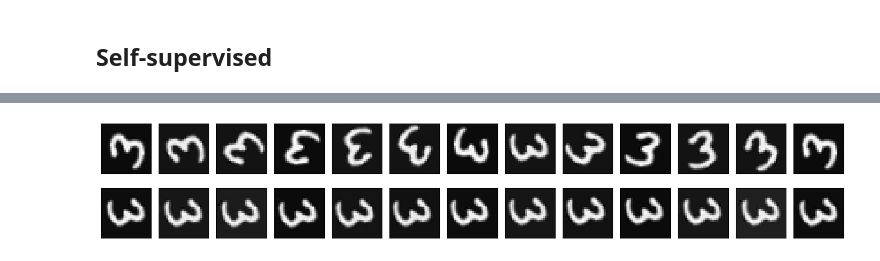
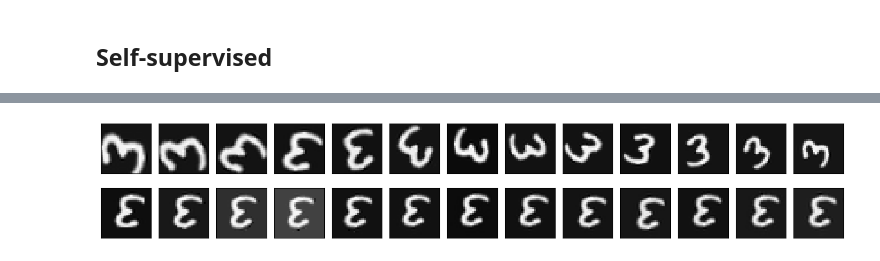
Before and after one commit to cambridge-mlg/sgm, a Jupyter notebook: notebooks/simplfied.ipynb, the cells around one changed output, grey strips where cells are left out. Drawn from its saved outputs; the diff is of its cells as text; code cells hidden in the pictures.

```diff
--- a/notebooks/simplfied.ipynb
+++ b/notebooks/simplfied.ipynb
@@ -77,7 +71,7 @@ train_data_rng, val_data_rng, init_rng, state_rng = random.split(rng, 4)
 ANGLE = 180
 
 dataset_config = config_dict.ConfigDict()
-dataset_config.batch_size = 256
+dataset_config.batch_size = 512
 dataset_config.dataset = "MNIST"
 dataset_config.shuffle_buffer_size = 50_000
 dataset_config.repeat_after_batching = True  # NOTE: ordering of PP, shuffle, and repeat is important!
@@ -372,7 +378,8 @@ def eval_step(state, batch):
 
         return avg_loss, metrics
 
-    _, metrics = batch_loss_fn(state.params)
+    # _, metrics = batch_loss_fn(state.params)
+    _, metrics = batch_loss_fn(state.avg_params if state.avg_params is not None else state.params)
 
     metrics = state.metrics.update(
         **metrics, mask=masks
@@ -699,13 +749,14 @@ steps_test, loss_test, η_mse_test, x_mse_test = ss_history.collect(
     "steps", "loss_test", "η_mse_test", "x_mse_test"
 )
 
-n_plots = 5
+n_plots = 4
 fig, axs = plt.subplots(1, n_plots, figsize=(5 * n_plots, 5))
 
 axs[0].plot(steps, loss, label=f"train {loss[-1]:.4f}")
 axs[0].plot(steps_test, loss_test, label=f"test  {loss_test[-1]:.4f}")
 axs[0].legend()
 axs[0].set_title("loss")
+axs[0].set_yscale("log")
 
 axs[1].plot(steps, η_mse, label=f"train {η_mse[-1]:.4f}")
 axs[1].plot(steps_test, η_mse_test, label=f"test  {η_mse_test[-1]:.4f}")
@@ -722,9 +773,13 @@ axs[3].legend()
 axs[3].set_title("lr")
 axs[3].set_yscale("log")
 
-axs[4].plot(steps, grad_norm, label=f"{grad_norm[-1]:.4f}")
-axs[4].legend()
-axs[4].set_title("grad_norm")
+# axs[4].plot(steps, grad_norm, label=f"{grad_norm[-1]:.4f}")
+# axs[4].legend()
+# axs[4].set_title("grad_norm")
+
+# axs[4].plot(steps, λ, label=f"{λ[-1]:.4f}")
+# axs[4].legend()
+# axs[4].set_title("λ")
 
 plt.show()
 # %% [output]
@@ -732,36 +787,40 @@ plt.show()
 # %%
 val_iter = deterministic_data.start_input_pipeline(val_ds)
 val_batch = next(val_iter)
 
-x = val_batch['image'][0][14]
+x_ = val_batch['image'][0][14]
 
-# transformed_xs = [
-#     transform_image(x, η) for η in distrax.Uniform(low=-BOUNDS_ARRAY, high=BOUNDS_ARRAY).sample(seed=rng, sample_shape=(13,))
-# ]
-transformed_xs = [
-    transform_image(x, η) for η in jnp.linspace(-BOUNDS_ARRAY, BOUNDS_ARRAY, 13)
-]
+mask = jnp.array([0, 0, 1, 0, 0])
 
 def get_proto(x):
-    η = ss_state.apply_fn({"params": ss_state.params}, x, train=False)
+    η = ss_state.apply_fn({"params": ss_state.avg_params if ss_state.avg_params is not None else ss_state.params}, x, train=False)
     xhat = transform_image(x, -η)
     return xhat, η
 
-xhats, ηs = zip(*[get_proto(x) for x in transformed_xs])
+for mask in [
+    # jnp.array([0, 0, 1, 0, 0]),
+    # jnp.array([1, 1, 0, 0, 0]),
+    # jnp.array([0, 0, 0, 1, 1]),
+    jnp.array([1, 1, 1, 1, 1])
+]:
 
-fig, axs = plt.subplots(2, len(xhats), figsize=(15, 3))
+    transformed_xs = jax.vmap(transform_image, in_axes=(None, 0))(x_, jnp.linspace(-BOUNDS_ARRAY * mask, BOUNDS_ARRAY * mask, 13))
 
-for ax, x in zip(axs[0], transformed_xs):
-    ax.imshow(x, cmap='gray')
-    ax.set_xticks([])
-    ax.set_yticks([])
+    xhats, ηs = jax.vmap(get_proto)(transformed_xs)
 
-for ax, xhat in zip(axs[1], xhats):
-    ax.imshow(xhat, cmap='gray')
-    ax.set_xticks([])
-    ax.set_yticks([])
+    fig, axs = plt.subplots(2, len(xhats), figsize=(15, 3))
 
-plt.tight_layout()
-plt.show()
+    for ax, x in zip(axs[0], list(transformed_xs)):
+        ax.imshow(x, cmap='gray')
+        ax.set_xticks([])
+        ax.set_yticks([])
+
+    for ax, xhat in zip(axs[1], list(xhats)):
+        ax.imshow(xhat, cmap='gray')
+        ax.set_xticks([])
+        ax.set_yticks([])
+
+    plt.tight_layout()
+    plt.show()
 # %% [output]
-[figure, old version]
+[figure, new version]
```
Also changed, not shown: parts of 17 cells of this notebook.
